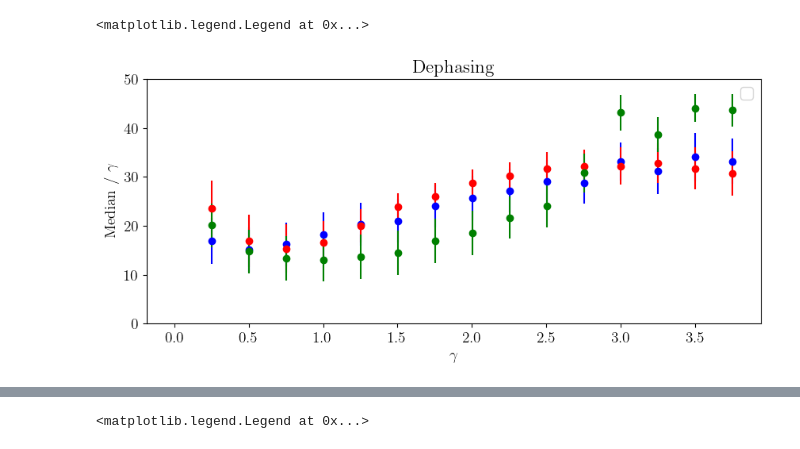
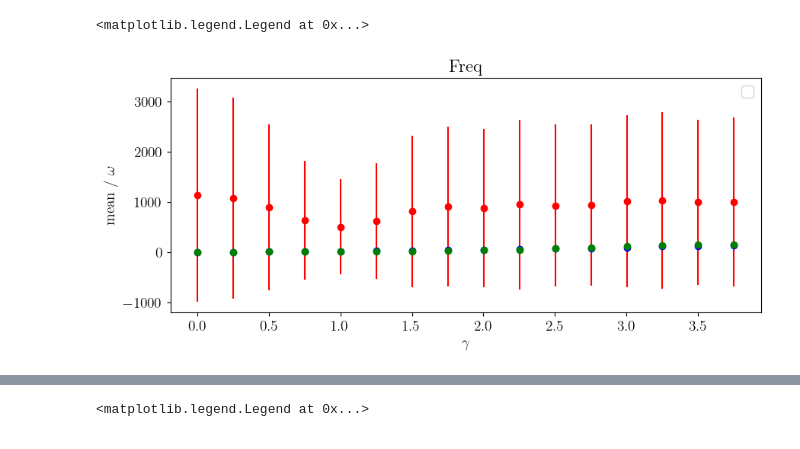
Before and after one commit to Davidkatom/Crosstalk, a Jupyter notebook: Comparisons/error_vs_decay.ipynb, the cells around one changed output, grey strips where cells are left out. Saved outputs shown, nothing was run; the diff lists cells and outputs as text; code cells hidden in the pictures.

```diff
--- a/Comparisons/error_vs_decay.ipynb
+++ b/Comparisons/error_vs_decay.ipynb
@@ -81,7 +81,7 @@ for rep in range(repetitions):
 fitted_data = []
 T = 1 * np.pi
 uni_delay = np.linspace(0, T, 20)
-shots = 10000
+shots = 1000
 errors_fisher = []
 errors_local = []
 uniform_local = []
@@ -184,7 +182,7 @@ for rep, rep_fits in enumerate(fitted_data):
         )
 
         for error in fisher_errors:
-            if error > 2:
+            if error > 2 and decay < 2.8 and decay > 0.1:
                 print(f"Decay: {decay}, fitted_decay: {Decay_fisher} , error: {error}")
         uniform_errors = estimator.percent_error(
             np.concatenate([W, [decay], J_list]),
@@ -247,36 +285,36 @@ errors_uniform_median_w, errors_uniform_std_w = estimator.mean_of_medians(errors
 # %%
 import matplotlib.pyplot as plt
 
 plt.figure(figsize=(10, 4))  # Adjust the figure size to make the plot longer
 plt.rcParams['text.usetex'] = True
 font = {'family': 'normal',
         'weight': 'bold',
         'size': 14}
 
 plt.rc('font', **font)
 
-plt.errorbar(Decay, 100 * np.array(errors_uniform_median_a), yerr=100 * np.array(errors_uniform_std_a),
+plt.errorbar(Decay, 100 * np.array(errors_uniform_median_w), yerr=100 * np.array(errors_uniform_std_w),
              fmt='o', color='blue')
-plt.errorbar(Decay, 100 * np.array(errors_fisher_median_a), yerr=100 * np.array(errors_fisher_std_a),
+plt.errorbar(Decay, 100 * np.array(errors_fisher_median_w), yerr=100 * np.array(errors_fisher_std_w),
              fmt='o', color='red')
-plt.errorbar(Decay, 100 * np.array(errors_local_median_a), yerr=100 * np.array(errors_local_std_a), fmt='o',
+plt.errorbar(Decay, 100 * np.array(errors_local_median_w), yerr=100 * np.array(errors_local_std_w), fmt='o',
              color='green')
 # plt.errorbar(Decay, 100 * np.array(errors_uniform_median_G/Decay ), yerr=100 * np.array(errors_uniform_std_G/Decay ), fmt='o',
 #              color='magenta')
 # Scatter points for 75th percentiles
+plt.title("Freq")
 
-
-plt.title("Dephasing")
 # plt.title(f'Shots={Decay} ')
 plt.xlabel('$\gamma$')
-plt.ylabel('Median / $\gamma$')
+plt.ylabel('mean / $\omega$')
 plt.grid()
 # plt.yscale('log')
 # plt.xscale('log')
 # plt.xlim([0, 2])
-plt.ylim([0, 50])
+# plt.ylim([0,50])
 plt.grid()
+
 plt.legend()
 # %% [output]
 <matplotlib.legend.Legend at 0x...>
-[figure, old version]
+[figure, new version]
```
Also changed, not shown: parts of 10 cells of this notebook, 2 other files.
